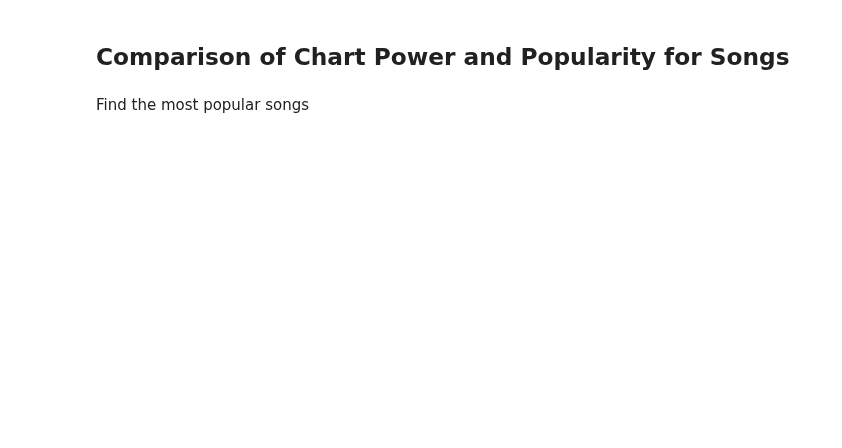
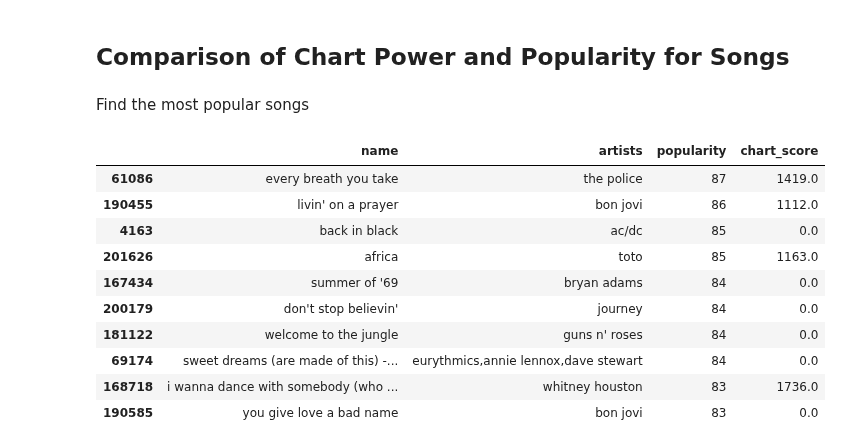
Before and after one commit to Jannis37/80s-recommender, a Jupyter notebook: viz-jannis.ipynb, the cells around one changed output. Cells and saved outputs as stored; diff of their text form; code cells hidden in the pictures; blank space fills up the shorter version.

```diff
--- a/viz-jannis.ipynb
+++ b/viz-jannis.ipynb
@@ -800,3 +800,27 @@ barplot(top_10_low_pop,top_10_low_pop.chart_power,top_10_low_pop.popularity,"Top
 ## Comparison of Chart Power and Popularity for Songs
 # %% [markdown]
 Find the most popular songs
+# %%
+tracks = df[["name", "artists", "popularity",'chart_power']].copy()
+tracks = tracks.sort_values('popularity',ascending=False).drop_duplicates(["name"],keep="first")
+#drop duplicated songs because there are some songs with same name but difference isrc and popularity
+#keep only the highest popularity of these songs
+# %%
+tracks['popularity'] = tracks['popularity'].fillna(0) #fill nan value to 0
+tracks['chart_power'] = tracks['chart_power'].fillna(0) #fill nan value to 0
+tracks.rename({"chart_power":"chart_score"},axis=1, inplace=True)
+# %%
+top10_tracks_popularity = tracks.nlargest(10, 'popularity')
+top10_tracks_popularity
+# %% [output]
+|  | name | artists | popularity | chart_score |
+| 61086 | every breath you take | the police | 87 | 1419.0 |
+| 190455 | livin' on a prayer | bon jovi | 86 | 1112.0 |
+| 4163 | back in black | ac/dc | 85 | 0.0 |
+| 201626 | africa | toto | 85 | 1163.0 |
+| 167434 | summer of '69 | bryan adams | 84 | 0.0 |
+| 200179 | don't stop believin' | journey | 84 | 0.0 |
+| 181122 | welcome to the jungle | guns n' roses | 84 | 0.0 |
+| 69174 | sweet dreams (are made of this) -... | eurythmics,annie lennox,dave stewart | 84 | 0.0 |
+| 168718 | i wanna dance with somebody (who ... | whitney houston | 83 | 1736.0 |
+| 190585 | you give love a bad name | bon jovi | 83 | 0.0 |
```
Also changed, not shown: parts of 9 cells of this notebook.
